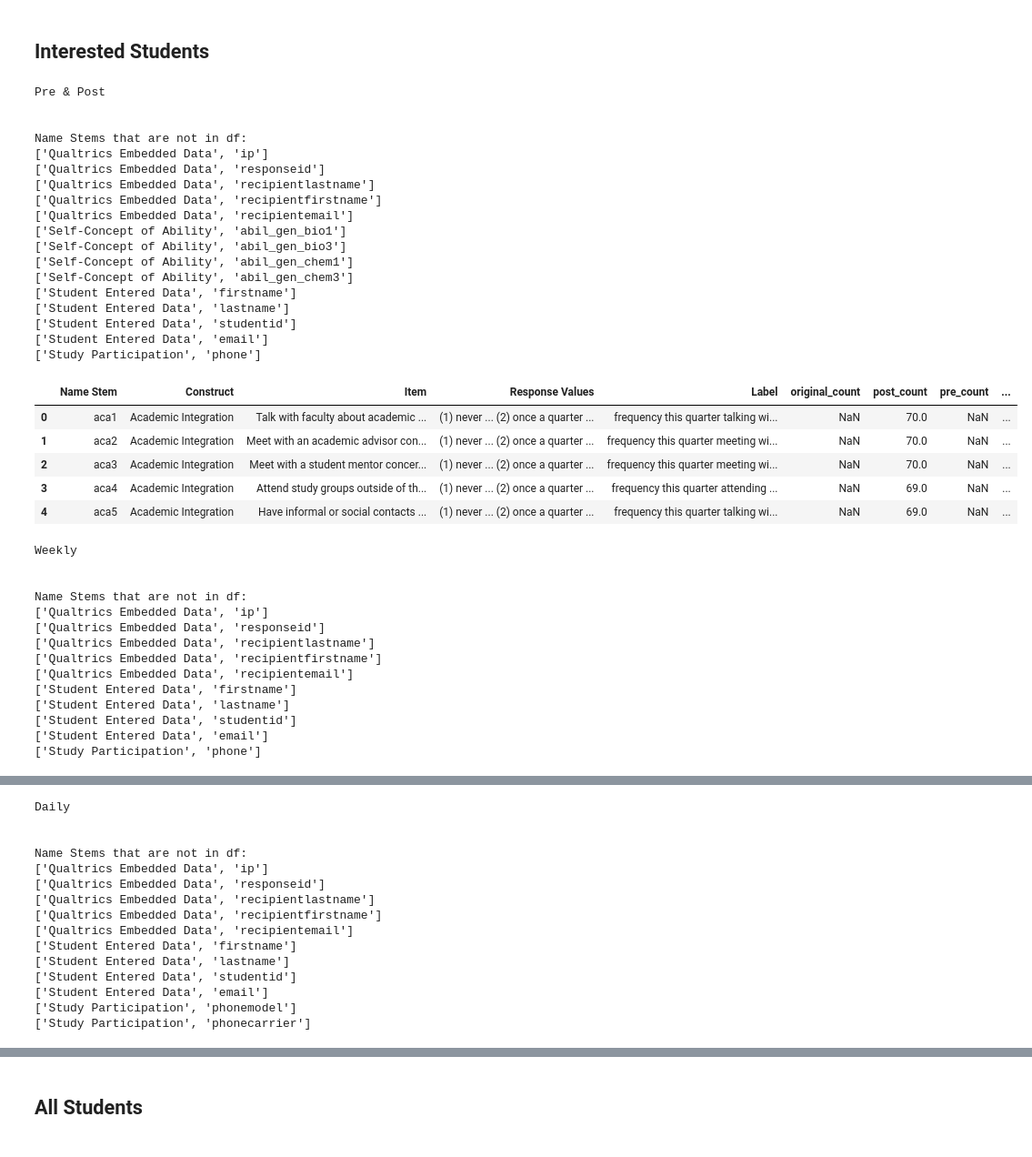
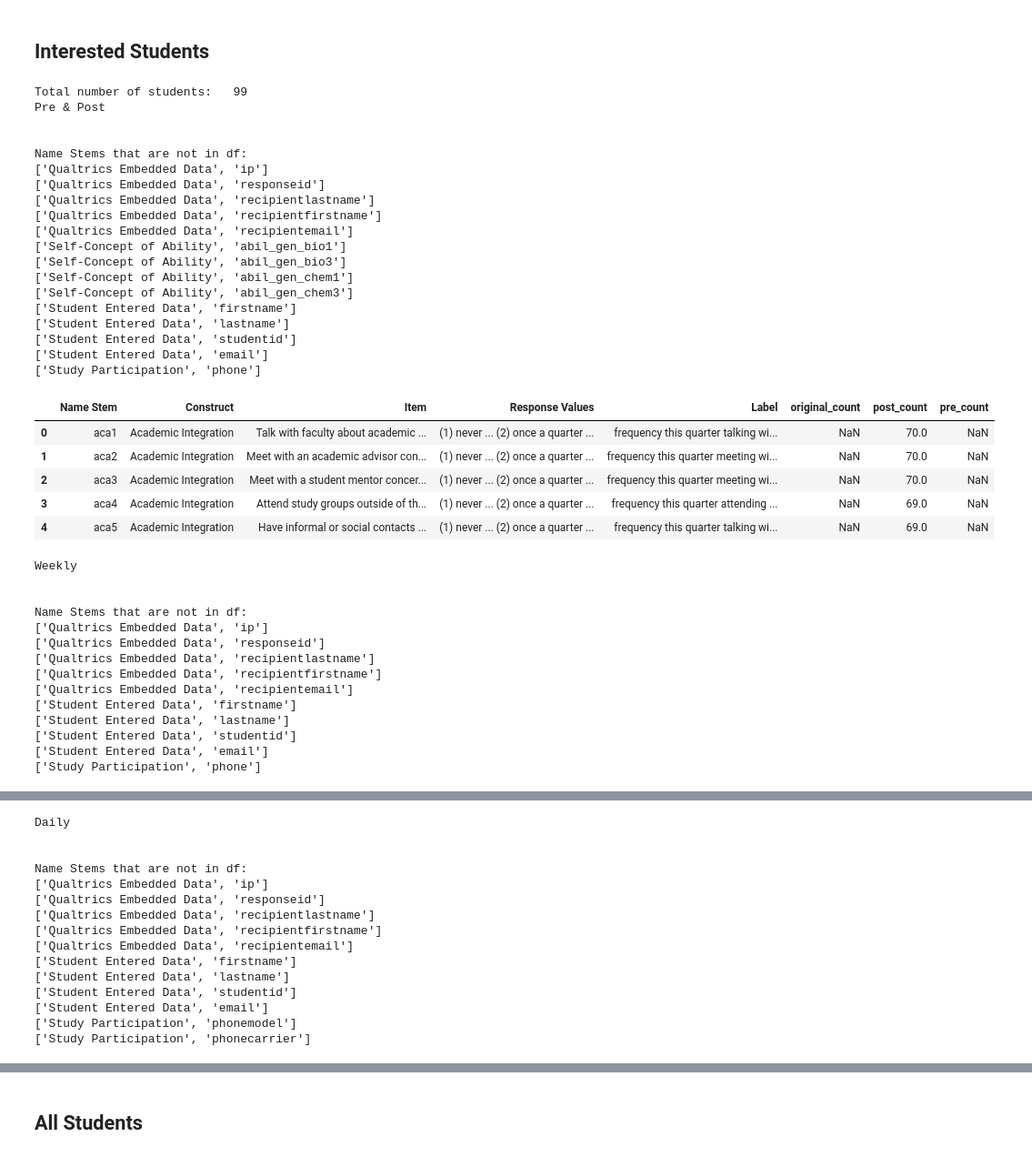
Before and after one commit to hanweny/DMOL, a Jupyter notebook: pre_var_selection.ipynb, the cells around one changed output, grey strips where cells are left out. Shown: that part at 91% size. Cells and saved outputs as stored; diff of their text form; code cells hidden in the pictures.

```diff
--- a/pre_var_selection.ipynb
+++ b/pre_var_selection.ipynb
@@ -43,7 +40,7 @@ def print_non_exist_variable(df, to_ret):
                 print([construct, var_root])
     print('\n')
 
-def build_var_null_percentage_df(df, sheet_name, verbal = False, overwrite = True, student_interested = False):
+def build_var_null_percentage_df(df, sheet_name, verbal = False, overwrite = True, student_interested = False, writer = None):
 
     def construct_percentage_df(construct_var_dict):
         df_percentage_master = pd.DataFrame()
@@ -52,31 +49,29 @@ def build_var_null_percentage_df(df, sheet_name, verbal = False, overwrite = Tru
             df_construct_sub = df[found_var]
             to_view = pd.DataFrame(df_construct_sub.count()).reset_index()
             to_view.columns = ["var", "count"]
-            to_view["null_count"] = df_construct_sub.shape[0] - to_view["count"]
-            to_view["null_percentage"] = to_view["null_count"] / df_construct_sub.shape[0]
             to_view["Name Stem"] = [var_root for var_root in construct_var_dict[construct] for var in construct_var_dict[construct][var_root]]
             to_view["Construct"] = construct
             df_percentage_master = pd.concat([df_percentage_master, to_view], axis = 0)
         df_percentage_master["flag"] = [i.replace(j, '').replace('_', '') if i.replace(j, '').replace('_', '') else "original"
                        for i, j in zip(df_percentage_master["var"], df_percentage_master["Name Stem"])]
-        df_percentage_master = pd.DataFrame(df_percentage_master.pivot(
-            index='Name Stem', columns="flag", values=["count", "null_count", "null_percentage"]))
+        df_percentage_master = pd.DataFrame(df_percentage_master.pivot(index='Name Stem', columns="flag", values=["count"]))
         return df_percentage_master
 
-    def write_to_excel(df_percentage, df_codebook, sheet_name = sheet_name):
-        fname = "data/{}_interested_null_percentage.xlsx".format(sheet_name) if student_interested else \
-                "data/{}_null_percentage.xlsx".format(sheet_name)
+    def write_to_excel(df_percentage, df_codebook, sheet_name = sheet_name, writer = writer):
         appending = [c for c in list(df_codebook.columns)[1:list(df_codebook.columns).index("Construct")]]
-        with pd.ExcelWriter(fname) as writer:
-            for level in df_percentage.columns.levels[0]:
-                df_percentage_level = pd.DataFrame(df_percentage[level]).reset_index()
-                if sheet_name == "Daily" or sheet_name == "Weekly":
-                    df_percentage_level["mean"] = df_percentage_level[["{}{}".format(sheet_name[0].lower(), i) for i in appending
-                                                                      if "{}{}".format(sheet_name[0].lower(), i)
-                                                                       in df_percentage_level.columns]].mean(axis=1)
-                df_percentage_level = df_percentage_level.merge(df_codebook[codebook_vars],
-                                                               left_on = "Name Stem", right_on = "Name Stem", how = "left")
-                df_percentage_level.to_excel(writer, sheet_name = level)
+        df_percentage_level = pd.DataFrame(df_percentage["count"]).reset_index()
+        df_percentage_level = df_percentage_level.merge(df_codebook[codebook_vars],
+                                                       left_on = "Name Stem", right_on = "Name Stem", how = "left")
+        if sheet_name == "Pre & Post":
+            df_percentage_level[df_percentage_level["original"].notna()].drop(["post", "pre"], axis=1).to_excel(writer, sheet_name = "Pre&Post Original")
+            df_percentage_level[df_percentage_level["post"].notna()].drop(["original", "pre"], axis=1).to_excel(writer, sheet_name = "Post")
+            df_percentage_level[df_percentage_level["pre"].notna()].drop(["original", "post"], axis=1).to_excel(writer, sheet_name = "Pre")
+            df_percentage_level = df_percentage_level[(df_percentage_level["pre"].notna()) & (df_percentage_level["post"].notna())].drop(["original"], axis=1)
+            df_percentage_level["retention_rate"] = df_percentage_level["post"] / df_percentage_level["pre"]
+            df_percentage_level = df_percentage_level[["Name Stem", "pre", "post", "retention_rate", "Construct", "Item", "Response Values", "Label"]]
+            df_percentage_level.to_excel(writer, sheet_name = "Pre & Post")
+        else:
+            df_percentage_level.to_excel(writer, sheet_name = sheet_name)
 
     def print_percentage_head(df_percentage, df_codebook):
         df_percentage.columns = ['_'.join(col[::-1]).strip() for col in df_percentage.columns.values]
@@ -102,33 +97,37 @@ def build_var_null_percentage_df(df, sheet_name, verbal = False, overwrite = Tru
 # %% [markdown]
 ## Interested Students
 # %%
-for sheet_name in SHEET_NAMES:
-    build_var_null_percentage_df(df_interested, sheet_name, verbal = True, student_interested=True)
+fname = "data/student_interested_var_count.xlsx"
+print("Total number of students:  ", df_interested.shape[0])
+with pd.ExcelWriter(fname) as writer:
+    for sheet_name in SHEET_NAMES:
+        build_var_null_percentage_df(df_interested, sheet_name, verbal = True, student_interested=True, writer = writer)
 # %% [output]
+Total number of students:   99
 Pre & Post
 
 
 Name Stems that are not in df:
 ['Qualtrics Embedded Data', 'ip']
 ['Qualtrics Embedded Data', 'responseid']
 ['Qualtrics Embedded Data', 'recipientlastname']
 ['Qualtrics Embedded Data', 'recipientfirstname']
 ['Qualtrics Embedded Data', 'recipientemail']
 ['Self-Concept of Ability', 'abil_gen_bio1']
 ['Self-Concept of Ability', 'abil_gen_bio3']
 ['Self-Concept of Ability', 'abil_gen_chem1']
 ['Self-Concept of Ability', 'abil_gen_chem3']
 ['Student Entered Data', 'firstname']
 ['Student Entered Data', 'lastname']
 ['Student Entered Data', 'studentid']
 ['Student Entered Data', 'email']
 ['Study Participation', 'phone']
-|  | Name Stem | Construct | Item | Response Values | Label | original_count | post_count | pre_count | ... |
-| 0 | aca1 | Academic Integration | Talk with faculty about academic ... | (1) never ... (2) once a quarter ... | frequency this quarter talking wi... | NaN | 70.0 | NaN | ... |
-| 1 | aca2 | Academic Integration | Meet with an academic advisor con... | (1) never ... (2) once a quarter ... | frequency this quarter meeting wi... | NaN | 70.0 | NaN | ... |
-| 2 | aca3 | Academic Integration | Meet with a student mentor concer... | (1) never ... (2) once a quarter ... | frequency this quarter meeting wi... | NaN | 70.0 | NaN | ... |
-| 3 | aca4 | Academic Integration | Attend study groups outside of th... | (1) never ... (2) once a quarter ... | frequency this quarter attending ... | NaN | 69.0 | NaN | ... |
-| 4 | aca5 | Academic Integration | Have informal or social contacts ... | (1) never ... (2) once a quarter ... | frequency this quarter talking wi... | NaN | 69.0 | NaN | ... |
+|  | Name Stem | Construct | Item | Response Values | Label | original_count | post_count | pre_count |
+| 0 | aca1 | Academic Integration | Talk with faculty about academic ... | (1) never ... (2) once a quarter ... | frequency this quarter talking wi... | NaN | 70.0 | NaN |
+| 1 | aca2 | Academic Integration | Meet with an academic advisor con... | (1) never ... (2) once a quarter ... | frequency this quarter meeting wi... | NaN | 70.0 | NaN |
+| 2 | aca3 | Academic Integration | Meet with a student mentor concer... | (1) never ... (2) once a quarter ... | frequency this quarter meeting wi... | NaN | 70.0 | NaN |
+| 3 | aca4 | Academic Integration | Attend study groups outside of th... | (1) never ... (2) once a quarter ... | frequency this quarter attending ... | NaN | 69.0 | NaN |
+| 4 | aca5 | Academic Integration | Have informal or social contacts ... | (1) never ... (2) once a quarter ... | frequency this quarter talking wi... | NaN | 69.0 | NaN |
 Weekly
 
 
```
Also changed, not shown: parts of 2 cells of this notebook.
